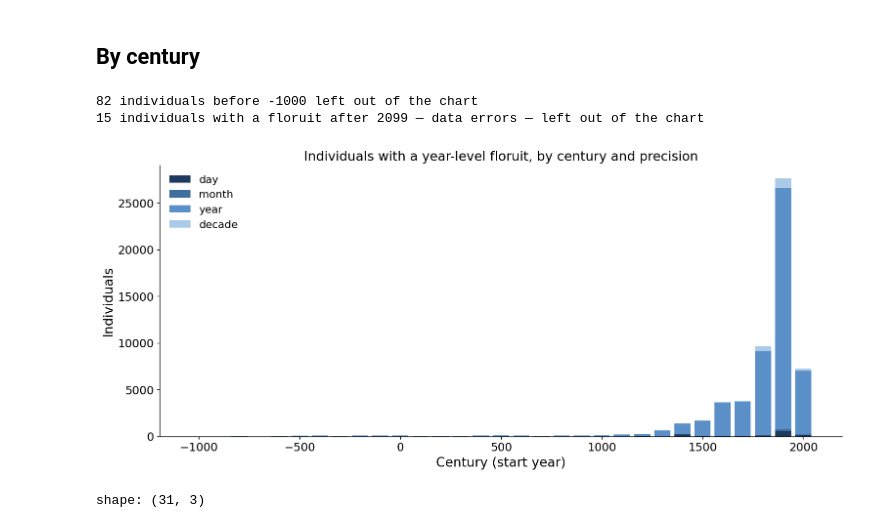
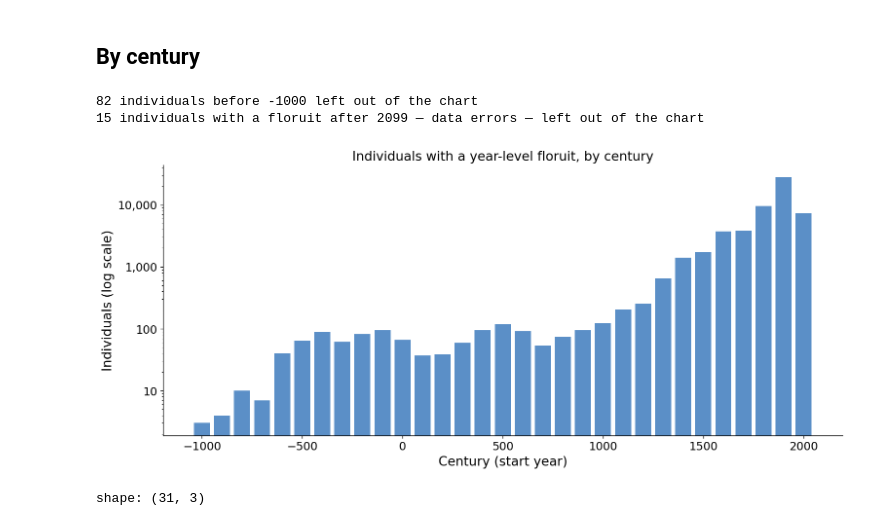
Before and after one commit to charlesdedampierre/cultura_database, a Jupyter notebook: notebooks/14_floruit_field.ipynb, the cells around one changed output. Drawn from its saved outputs; the diff is of its cells as text; code cells hidden in the pictures.

Commit message:
Notebook 14: century chart on a log scale with plain tick labels; century-precision floruits no longer listed

```diff
--- a/notebooks/14_floruit_field.ipynb
+++ b/notebooks/14_floruit_field.ipynb
@@ -143,31 +132,24 @@ shape: (4, 4)
 # %%
 by_century = (
     floruit.filter(pl.col('century_start').is_between(FIRST_CENTURY, LAST_CENTURY))
-    .group_by('century_start', 'precision').len()
-    .pivot(on='precision', index='century_start', values='len')
-    .fill_null(0)
+    .group_by('century_start').len()
     .sort('century_start')
 )
 print(f"{floruit.filter(pl.col('century_start') < FIRST_CENTURY).height:,} individuals before {FIRST_CENTURY} left out of the chart")
 print(f"{floruit.filter(pl.col('century_start') > LAST_CENTURY).height:,} individuals with a floruit after {LAST_CENTURY + 99} — data errors — left out of the chart")
 
 fig, ax = plt.subplots(figsize=FIGSIZE_WIDE)
-bottom = [0] * by_century.height
-for precision in PRECISION_ORDER:
-    if precision not in by_century.columns:
-        continue
-    values = by_century[precision].to_list()
-    ax.bar(by_century['century_start'], values, width=80, bottom=bottom, color=PRECISION_COLORS[precision], label=precision)
-    bottom = [b + v for b, v in zip(bottom, values)]
+ax.bar(by_century['century_start'], by_century['len'], width=80, color=MAIN_COLOR)
+ax.set_yscale('log')
+ax.yaxis.set_major_formatter(FuncFormatter(lambda value, _: f'{value:,.0f}'))
 ax.set_xlabel('Century (start year)')
-ax.set_ylabel('Individuals')
-ax.set_title('Individuals with a year-level floruit, by century and precision')
-ax.legend()
+ax.set_ylabel('Individuals (log scale)')
+ax.set_title('Individuals with a year-level floruit, by century')
 plt.show()
 # %% [output]
 82 individuals before -1000 left out of the chart
 15 individuals with a floruit after 2099 — data errors — left out of the chart
-[figure, old version]
+[figure, new version]
 # %%
 floruit.group_by('century_start').len().sort('century_start').filter(pl.col('century_start').is_between(FIRST_CENTURY, LAST_CENTURY)).with_columns(
     (pl.col('len') / pl.col('len').sum() * 100).round(1).alias('percent')
```
Also changed, not shown: parts of 3 cells of this notebook.
